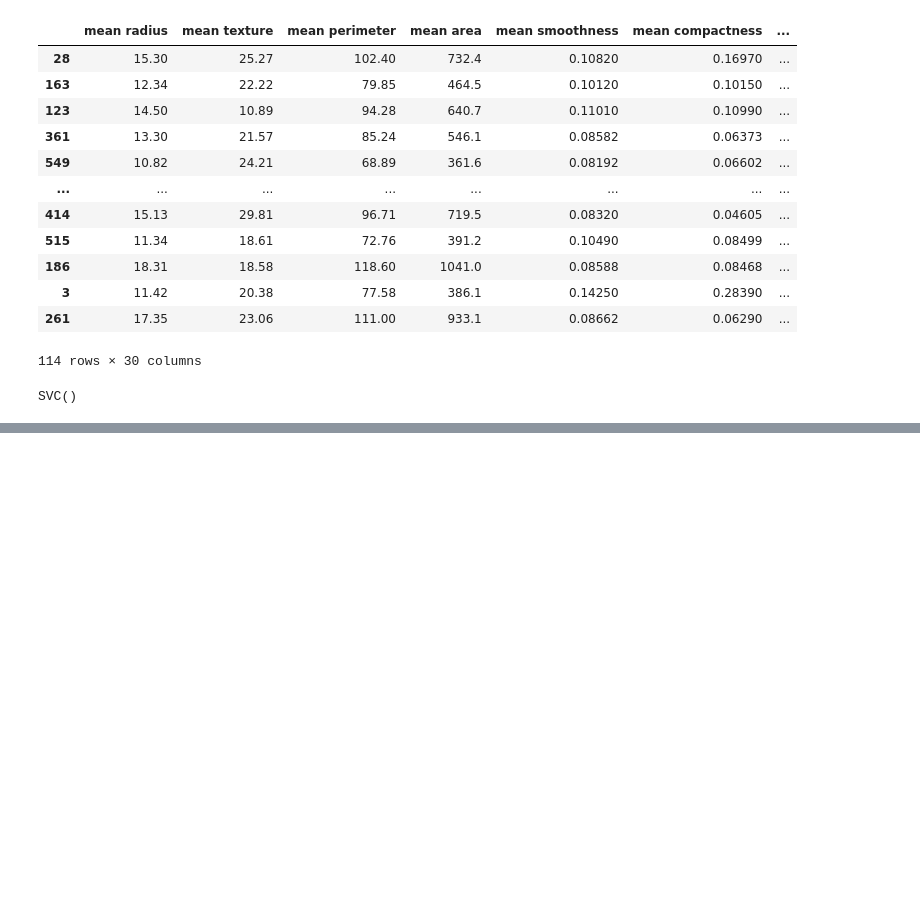
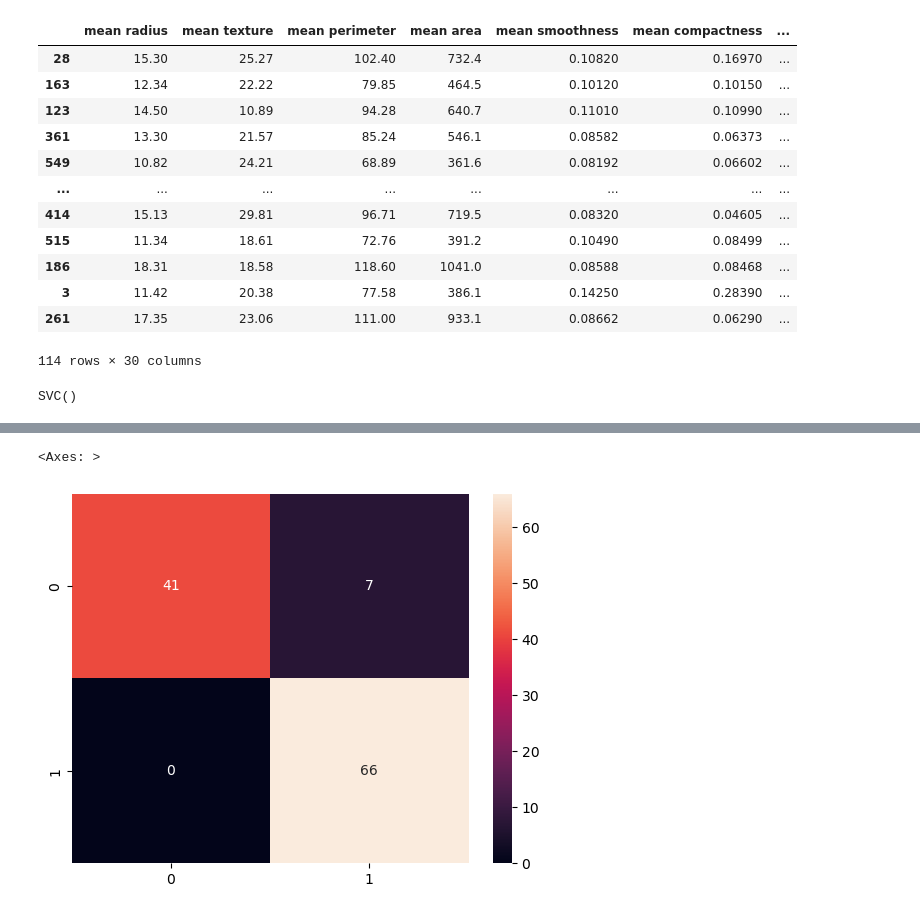
Before and after one commit to I2S9/Breast-cancer, a Jupyter notebook: Breast-cancer-classification.ipynb, the cells around one changed output, grey strips where cells are left out. Cells and saved outputs as stored; diff of their text form; code cells hidden in the pictures; blank space fills up the shorter version.

```diff
--- a/Breast-cancer-classification.ipynb
+++ b/Breast-cancer-classification.ipynb
@@ -241,0 +286,7 @@ SVC()
+# %%
+cm = confusion_matrix(y_test, y_predict)
+# %%
+sns.heatmap(cm, annot = True)
+# %% [output]
+<Axes: >
+[figure, added]
```
Also changed, not shown: parts of 24 cells of this notebook.
